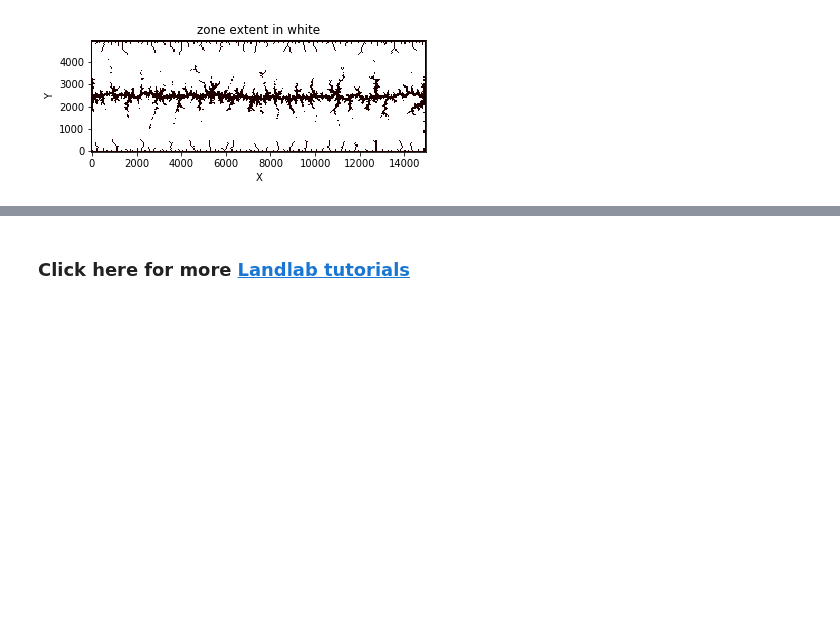
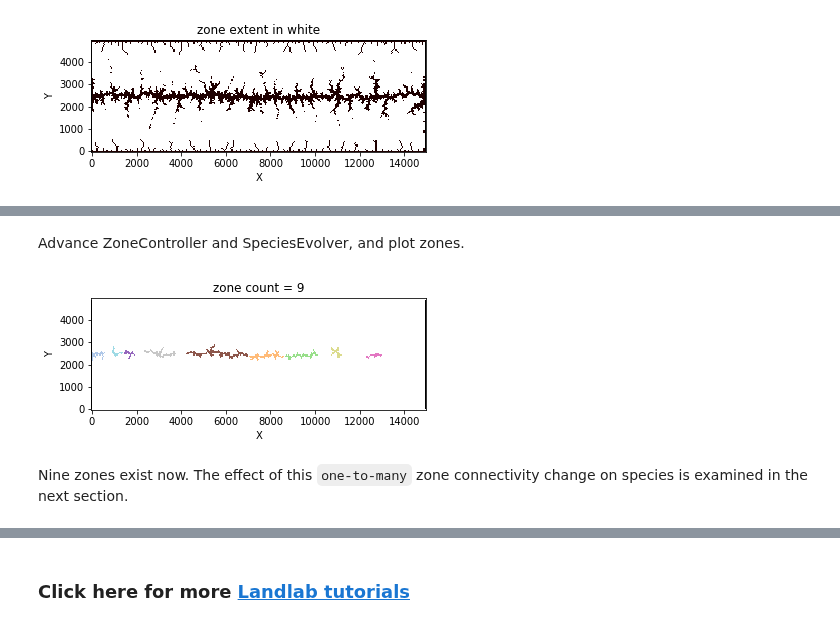
Before and after one commit to landlab/tutorials, a Jupyter notebook: species_evolution/Introduction_to_SpeciesEvolver.ipynb, the cells around one changed output, grey strips where cells are left out. Cells and saved outputs as stored; diff of their text form; code cells hidden in the pictures; blank space fills up the shorter version.

```diff
--- a/species_evolution/Introduction_to_SpeciesEvolver.ipynb
+++ b/species_evolution/Introduction_to_SpeciesEvolver.ipynb
@@ -527,0 +314,11 @@ se.species_with_identifier('A')
+# %%
+# Update the surface temperature field.
+temperature_at_base_level += 6
+mg.at_node['land_surface_air__temperature'] = lapse_rate * z + temperature_at_base_level
+
+# Plot temperature field.
+imshow_grid(
+    mg, 'land_surface_air__temperature',
+    colorbar_label='surface air\ntemperature (C$\degree$)',
+    shrink=0.4, cmap='bwr'
+)
@@ -527,0 +327,18 @@ se.species_with_identifier('A')
+# %% [markdown]
+Advance ZoneController and SpeciesEvolver, and plot zones.
+# %%
+zc.run_one_step(dt)
+se.run_one_step(dt)
+
+# Create a map of all zones.
+zone_map = np.zeros(mg.number_of_nodes)
+for i, zone in enumerate(zc.zones):
+    zone_map[zone.mask] = i + 1
+
+# Plot zone map.
+title = 'zone count = {}'.format(len(zc.zones))
+imshow_grid(mg, zone_map, cmap=cmap, allow_colorbar=False, plot_name=title, vmin=0.5)
+# %% [output]
+[figure, added]
+# %% [markdown]
+Nine zones exist now. The effect of this `one-to-many` zone connectivity change on species is examined in the next section.
```
Also changed, not shown: parts of 108 cells of this notebook, 2 other files.
